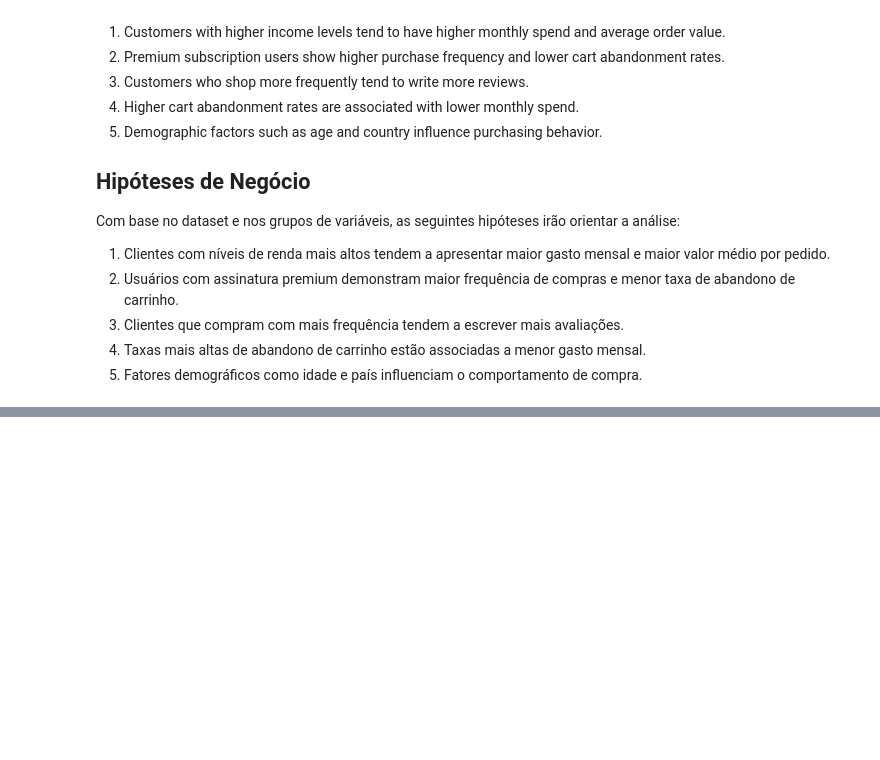
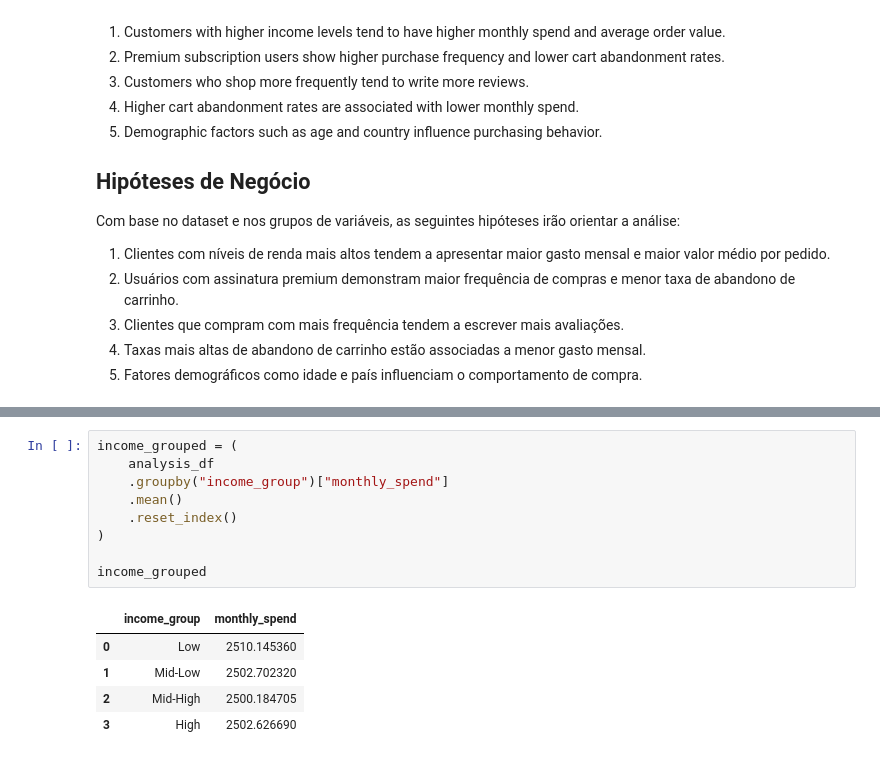
Before and after one commit to jenifercosta9/data-science-portifolio, a Jupyter notebook: 01_customer_churn_analysis/notebooks/01_exploratory_analysis.ipynb, the cells around one changed output, grey strips where cells are left out. Cells and saved outputs as stored; diff of their text form; blank space fills up the shorter version.

```diff
--- a/01_customer_churn_analysis/notebooks/01_exploratory_analysis.ipynb
+++ b/01_customer_churn_analysis/notebooks/01_exploratory_analysis.ipynb
@@ -167,0 +205,15 @@ Com base no dataset e nos grupos de variáveis, as seguintes hipóteses irão or
+# %%
+income_grouped = (
+    analysis_df
+    .groupby("income_group")["monthly_spend"]
+    .mean()
+    .reset_index()
+)
+
+income_grouped
+# %% [output]
+|  | income_group | monthly_spend |
+| 0 | Low | 2510.145360 |
+| 1 | Mid-Low | 2502.702320 |
+| 2 | Mid-High | 2500.184705 |
+| 3 | High | 2502.626690 |
```
Also changed, not shown: parts of 5 cells of this notebook.
